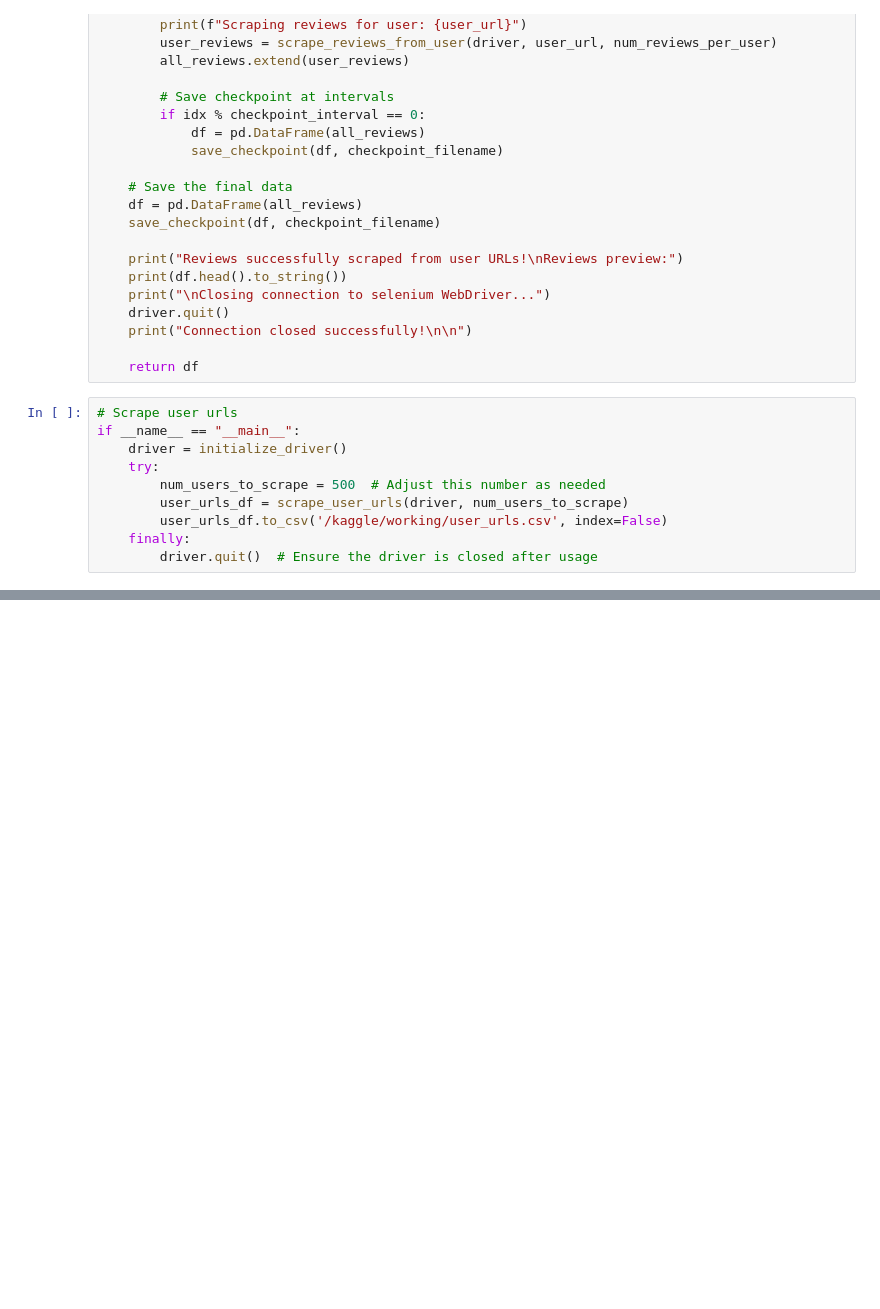
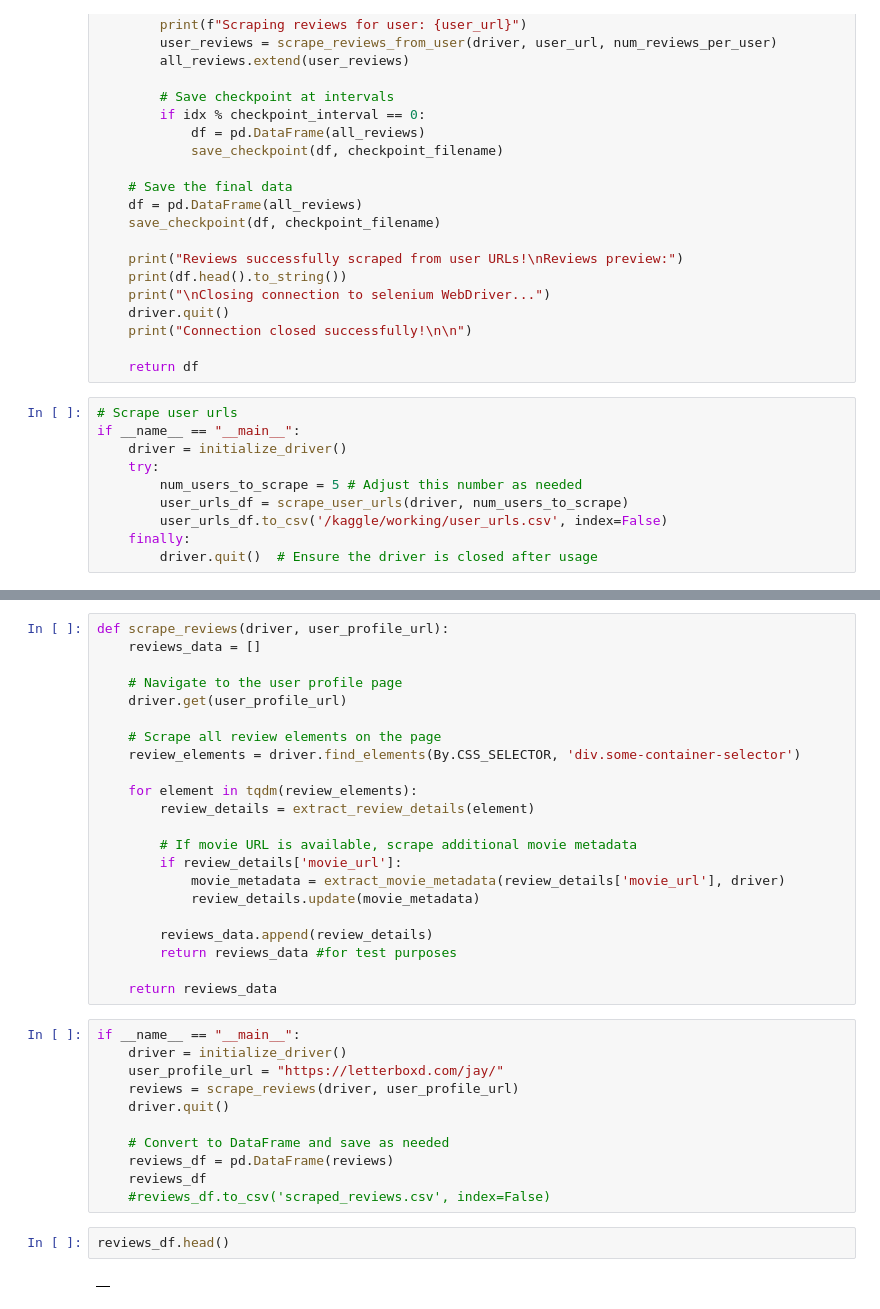
Before and after one commit to Colmmm/LetterboxdSentimentAnalysis, a Jupyter notebook: notebooks/user_scraper.ipynb, the cells around one changed output, grey strips where cells are left out. Saved outputs shown, nothing was run; the diff lists cells and outputs as text; blank space fills up the shorter version.

Commit message:
Kaggle Notebook | user_scraper | Adding meta data to scraping (not done yet)

```diff
--- a/notebooks/user_scraper.ipynb
+++ b/notebooks/user_scraper.ipynb
@@ -537,7 +418,7 @@ def scrape_reviews_from_users(driver, user_urls, num_reviews_per_user, checkpoin
 if __name__ == "__main__":
     driver = initialize_driver()
     try:
-        num_users_to_scrape = 500  # Adjust this number as needed
+        num_users_to_scrape = 5 # Adjust this number as needed
         user_urls_df = scrape_user_urls(driver, num_users_to_scrape)
         user_urls_df.to_csv('/kaggle/working/user_urls.csv', index=False)
     finally:
@@ -596,0 +583,37 @@ reviews_df.head()
+# %%
+def scrape_reviews(driver, user_profile_url):
+    reviews_data = []
+
+    # Navigate to the user profile page
+    driver.get(user_profile_url)
+
+    # Scrape all review elements on the page
+    review_elements = driver.find_elements(By.CSS_SELECTOR, 'div.some-container-selector')
+
+    for element in tqdm(review_elements):
+        review_details = extract_review_details(element)
+
+        # If movie URL is available, scrape additional movie metadata
+        if review_details['movie_url']:
+            movie_metadata = extract_movie_metadata(review_details['movie_url'], driver)
+            review_details.update(movie_metadata)
+
+        reviews_data.append(review_details)
+        return reviews_data #for test purposes
+
+    return reviews_data
+# %%
+if __name__ == "__main__":
+    driver = initialize_driver()
+    user_profile_url = "https://letterboxd.com/jay/"
+    reviews = scrape_reviews(driver, user_profile_url)
+    driver.quit()
+
+    # Convert to DataFrame and save as needed
+    reviews_df = pd.DataFrame(reviews)
+    reviews_df
+    #reviews_df.to_csv('scraped_reviews.csv', index=False)
+# %%
+reviews_df.head()
+# %% [output]
+|  |
```
Also changed, not shown: parts of 14 cells of this notebook.
